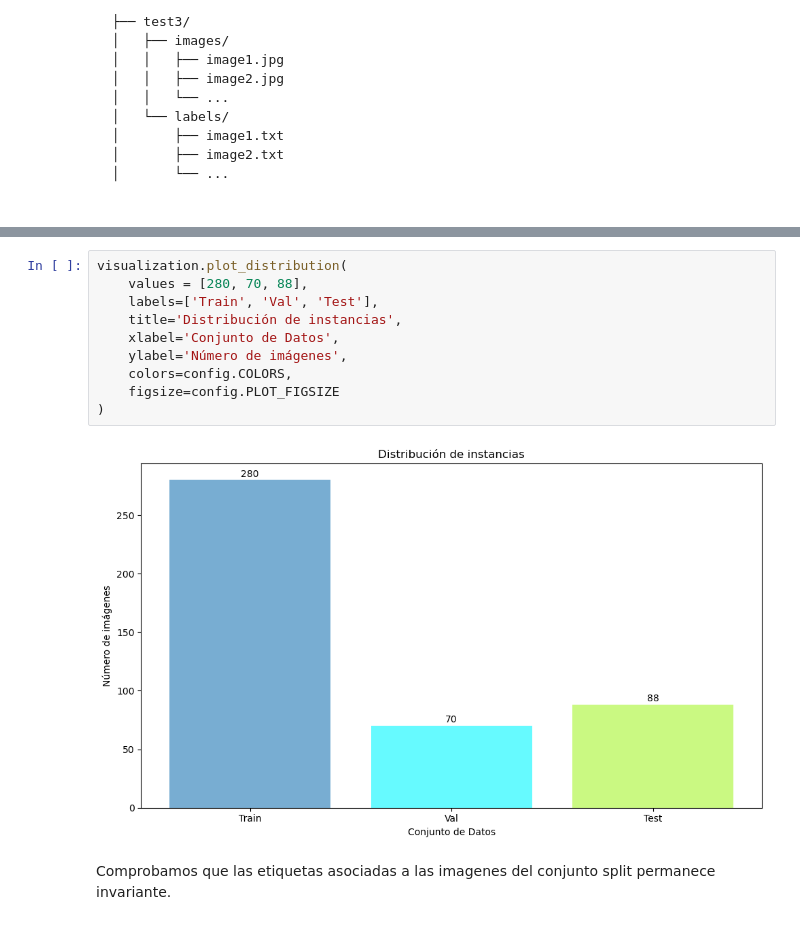
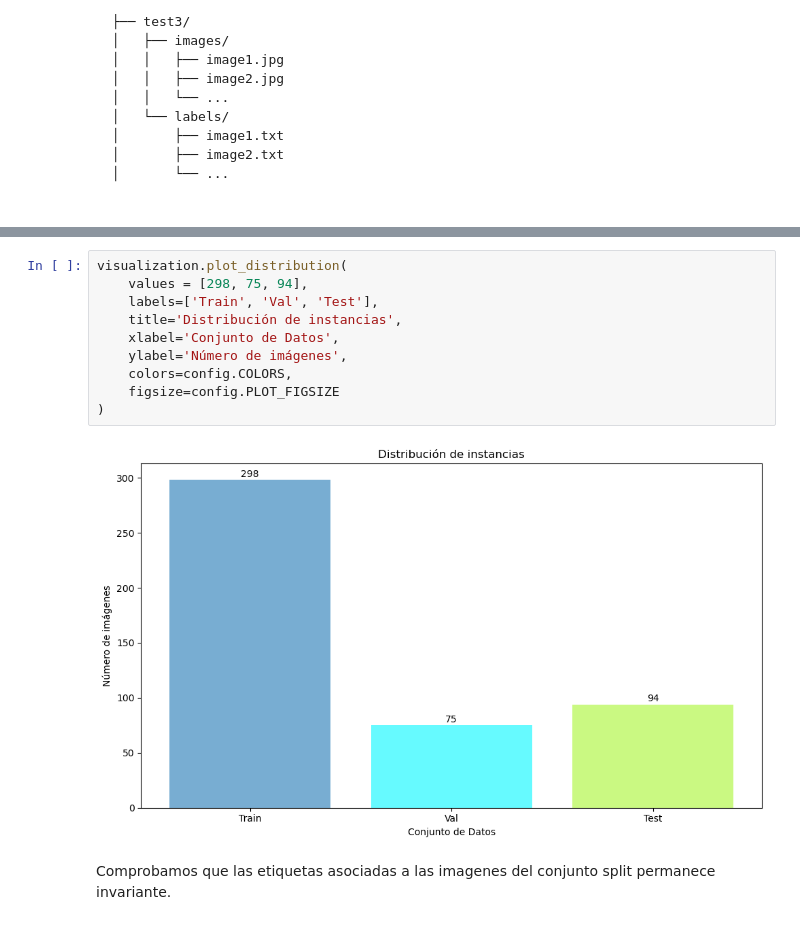
Before and after one commit to AigarciabFabero/TFM, a Jupyter notebook: 04.Codigo/Preprocesamiento.ipynb, the cells around one changed output, grey strips where cells are left out. Cells and saved outputs as stored; diff of their text form.

```diff
--- a/04.Codigo/Preprocesamiento.ipynb
+++ b/04.Codigo/Preprocesamiento.ipynb
@@ -250,15 +249,15 @@ Resolución 768x616: 6 imágenes
 # %%
 visualization.plot_distribution(
-    values = [280, 70, 88],
+    values = [298, 75, 94],
     labels=['Train', 'Val', 'Test'],
     title='Distribución de instancias',
     xlabel='Conjunto de Datos',
     ylabel='Número de imágenes',
     colors=config.COLORS,
     figsize=config.PLOT_FIGSIZE
 )
 # %% [output]
-[figure, old version]
+[figure, new version]
 # %% [markdown]
 Comprobamos que las etiquetas asociadas a las imagenes del conjunto split permanece invariante.
 # %%
```
Also changed, not shown: parts of 6 cells of this notebook, 7 other files.
